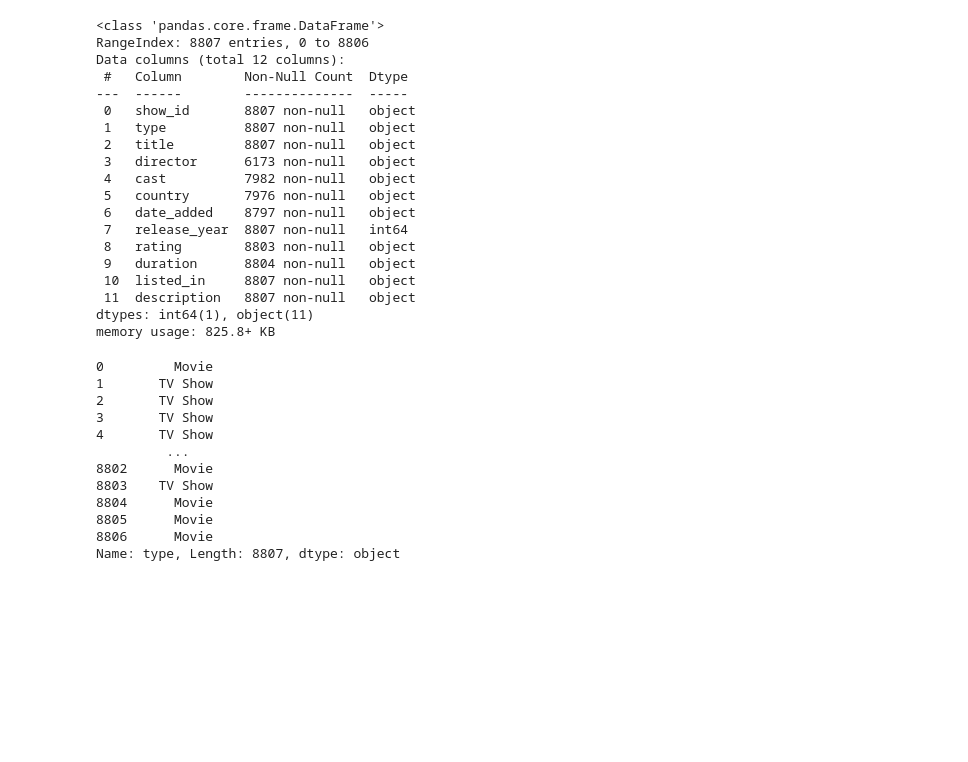
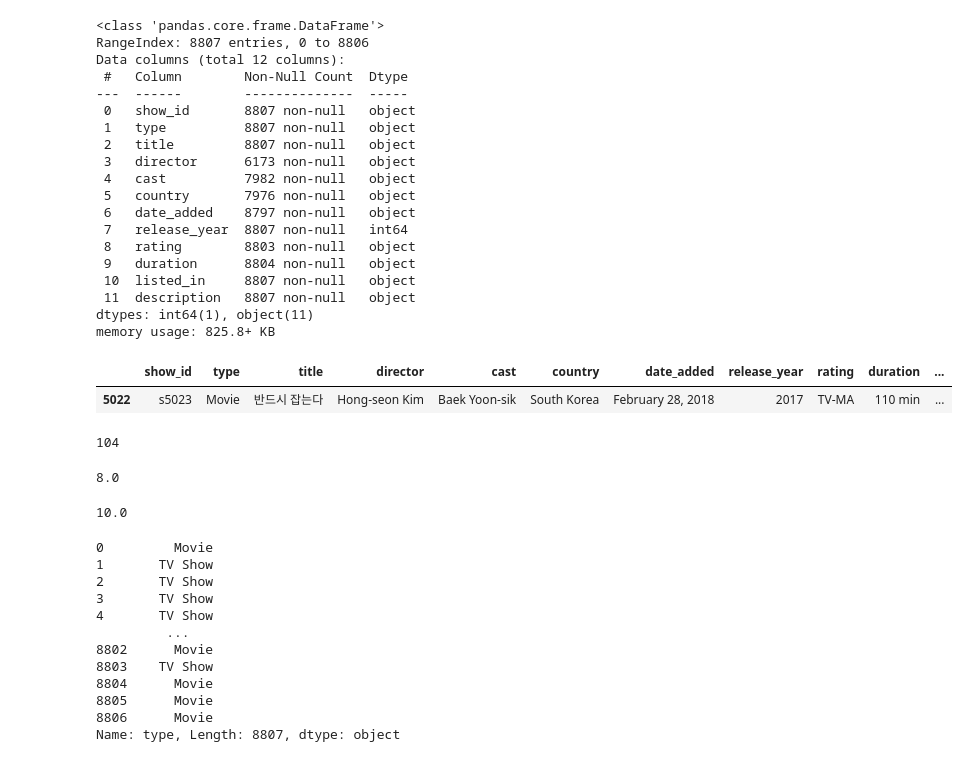
Before and after one commit to Sohail-44/Netflix_ELT_E2E, a Jupyter notebook: EDA_Cleaning/EDAnetflix_churn.ipynb, the cells around one changed output. Drawn from its saved outputs; the diff is of its cells as text; code cells hidden in the pictures; blank space fills up the shorter version.

```diff
--- a/EDA_Cleaning/EDAnetflix_churn.ipynb
+++ b/EDA_Cleaning/EDAnetflix_churn.ipynb
@@ -56,6 +56,26 @@ Data columns (total 12 columns):
  11  description   8807 non-null   object
 dtypes: int64(1), object(11)
 memory usage: 825.8+ KB
+# %%
+df_netflix[df_netflix.show_id=='s5023']  # seeing the title for a particular particular id not showing other foreign characters
+# %% [output]
+|  | show_id | type | title | director | cast | country | date_added | release_year | rating | duration | ... |
+| 5022 | s5023 | Movie | 반드시 잡는다 | Hong-seon Kim | Baek Yoon-sik | South Korea | February 28, 2018 | 2017 | TV-MA | 110 min | ... |
+# %%
+# checking the maximum length of title -- to put as char in SQL
+max(df_netflix.title.str.len()) # 104
+# %% [output]
+104
+# %%
+# similar checking for rating
+max(df_netflix.rating.str.len()) # 8
+# %% [output]
+8.0
+# %%
+# similarly checking for duration
+max(df_netflix.duration.str.len()) # 10
+# %% [output]
+10.0
 # %%
 # lets access some columns to understand more our data and also about user preferencences
 df_netflix['type']
```
Also changed, not shown: 4 other files.
